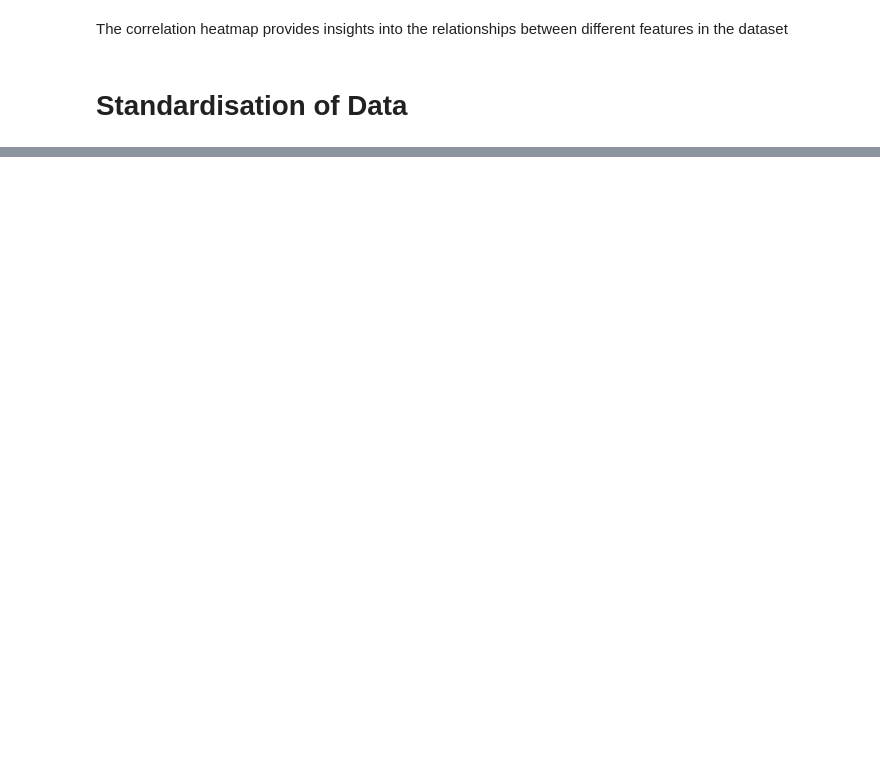
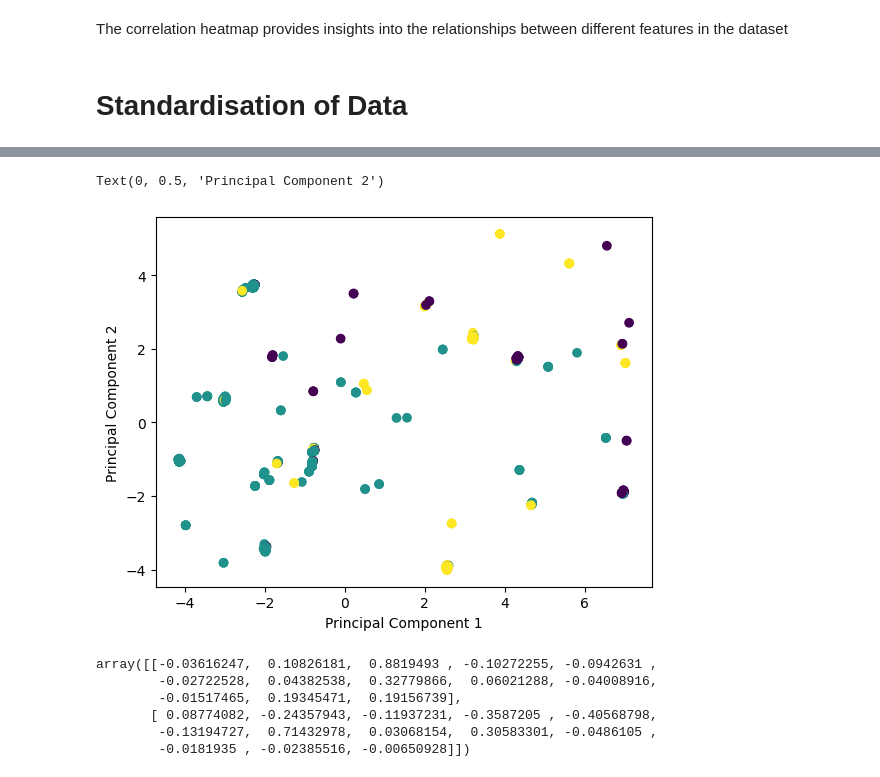
Before and after one commit to VISHNU-SHREERAM/ML-Project, a Jupyter notebook: midsem.ipynb, the cells around one changed output, grey strips where cells are left out. Saved outputs shown, nothing was run; the diff lists cells and outputs as text; code cells hidden in the pictures; blank space fills up the shorter version.

```diff
--- a/midsem.ipynb
+++ b/midsem.ipynb
@@ -135,2 +277,22 @@ label_encoding_dict['Sleep Disorder'].inverse_transform([0])
 # %%
 from sklearn.decomposition import PCA
+# %%
+features = [key for key in df if (key != 'Sleep Disorder' or key != 'Stress Level')]
+
+pca = PCA(n_components=2)
+df_pca = pca.fit_transform(df[features])
+plt.scatter(df_pca[:, 0], df_pca[:, 1], c=df['Sleep Disorder'])
+plt.xlabel('Principal Component 1')
+plt.ylabel('Principal Component 2')
+# %% [output]
+Text(0, 0.5, 'Principal Component 2')
+[figure, added]
+# %%
+pca.components_
+# %% [output]
+array([[-0.03616247,  0.10826181,  0.8819493 , -0.10272255, -0.0942631 ,
+        -0.02722528,  0.04382538,  0.32779866,  0.06021288, -0.04008916,
+        -0.01517465,  0.19345471,  0.19156739],
+       [ 0.08774082, -0.24357943, -0.11937231, -0.3587205 , -0.40568798,
+        -0.13194727,  0.71432978,  0.03068154,  0.30583301, -0.0486105 ,
+        -0.0181935 , -0.02385516, -0.00650928]])
```
Also changed, not shown: parts of 22 cells of this notebook.
